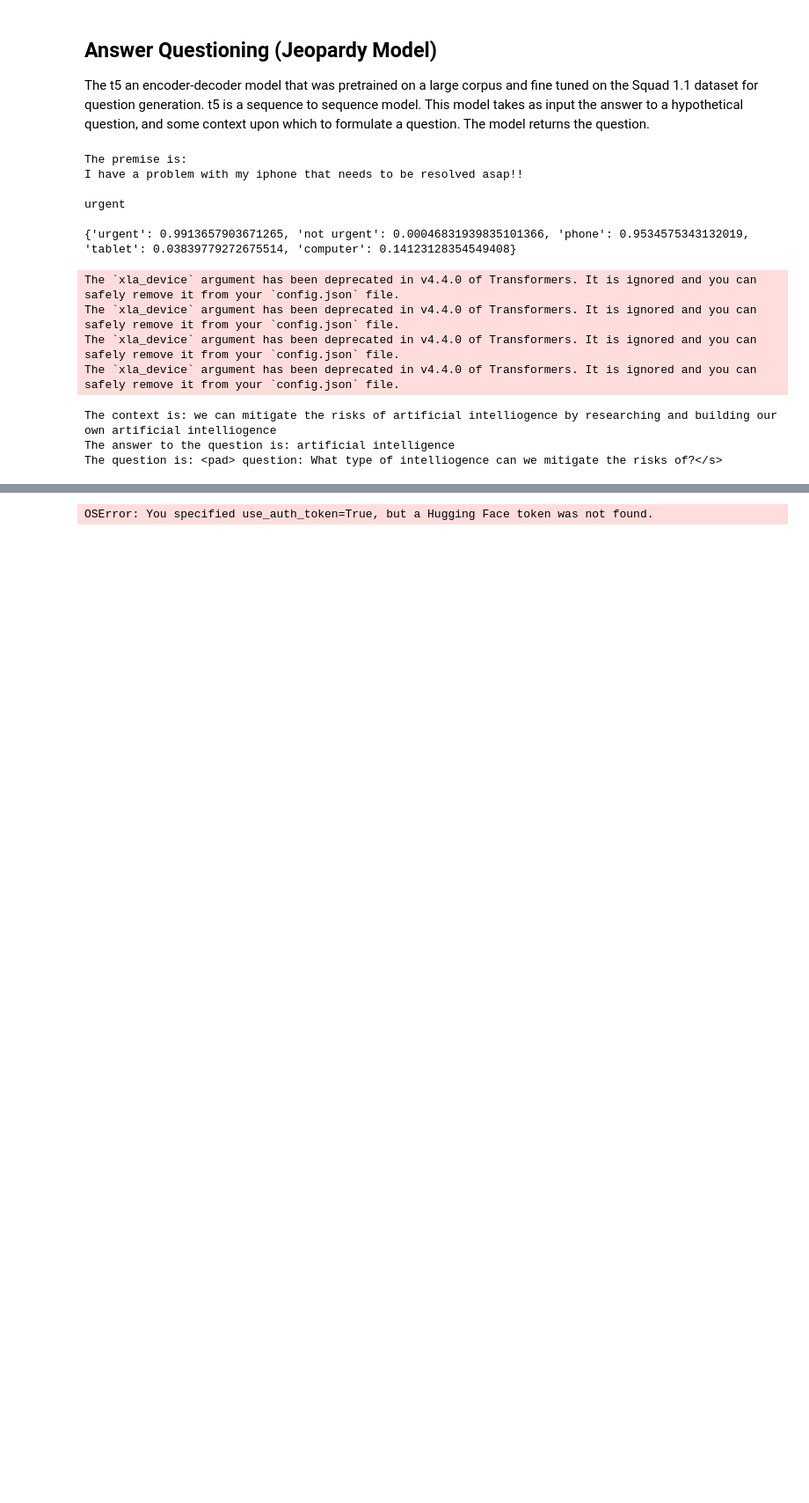
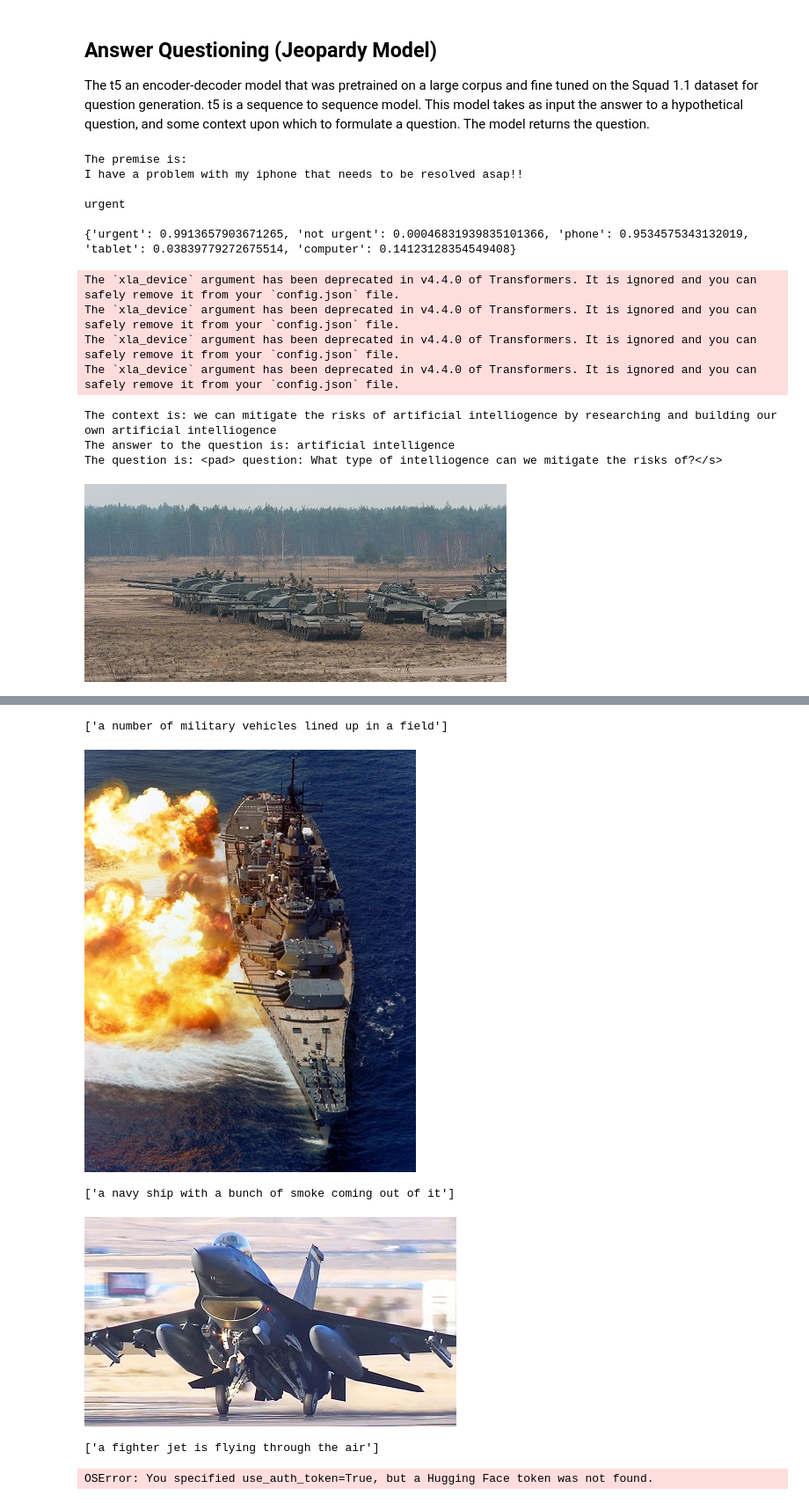
Before and after one commit to jmunsell1195/DS-Demo, a Jupyter notebook: models_demo.ipynb, the cells around one changed output, grey strips where cells are left out. Shown at 88% size. Cells and saved outputs as stored; diff of their text form; code cells hidden in the pictures; blank space fills up the shorter version.

```diff
--- a/models_demo.ipynb
+++ b/models_demo.ipynb
@@ -83,21 +102,18 @@ from PIL import Image
 import urllib.request
 import os
 
-Link1 = 'https://drive.google.com/file/d/1TgdJZm0x1BKwtpz1JOzJWA4wBPK7HZVf/view?usp=sharing'
-Link2 = 'https://drive.google.com/file/d/1tRCYW3MLZQ-tLM6feX2CNnWUsCI7UBvo/view?usp=sharing'
-Link3 = 'https://drive.google.com/file/d/1TGWLgz6ORqAvvgyyoSaZyW3FNPZ4Rw4D/view?usp=sharing'
+# fname1 = 'battleship.jpg'
+# Link1 = 'https://drive.google.com/file/d/1TgdJZm0x1BKwtpz1JOzJWA4wBPK7HZVf/view?usp=sharing'
 
-# urllib.request.urlretrieve(Link1,'battleship.jpg')
+# fname2 = 'tanks.jpg'
+# Link2 = 'https://drive.google.com/file/d/1tRCYW3MLZQ-tLM6feX2CNnWUsCI7UBvo/view?usp=sharing'
 
-# img = Image.open("battleship.jpg")
-
-# img.show()
+# fname3 = 'maxresdefault.jpg'
+# Link3 = 'https://drive.google.com/file/d/1TGWLgz6ORqAvvgyyoSaZyW3FNPZ4Rw4D/view?usp=sharing'
 
 class img2txt:
   def __init__(self):
-    curr_dir = os.getcwd()
-    curr_dir += '/pictures/'
-    self.files = list(os.walk(curr_dir))[0][2]
+    self.files = ['tanks.jpg','battleship.jpg','maxresdefault.jpg']
 
   def predict(self):
 
@@ -135,6 +151,6 @@ class img2txt:
 
 
     for fil in self.files:
-      im = Image.open(f'./pictures/{fil}')
+      im = Image.open(fil)
       im.show()
-      print(predict_step([f'./pictures/{fil}']))
+      print(predict_step([fil]))
@@ -254,0 +267,4 @@ The question is: <pad> question: What type of intelliogence can we mitigate the
+# %%
+img2txt().predict()
+# %% [output]
+[figure, added]
@@ -255,3 +278,8 @@ The question is: <pad> question: What type of intelliogence can we mitigate the
+['a number of military vehicles lined up in a field']
+[figure, added]
+['a navy ship with a bunch of smoke coming out of it']
+[figure, added]
+['a fighter jet is flying through the air']
 # %%
 stable_diff().output()
 # %% [output]
```
Also changed, not shown: parts of 4 cells of this notebook, 3 other files.
